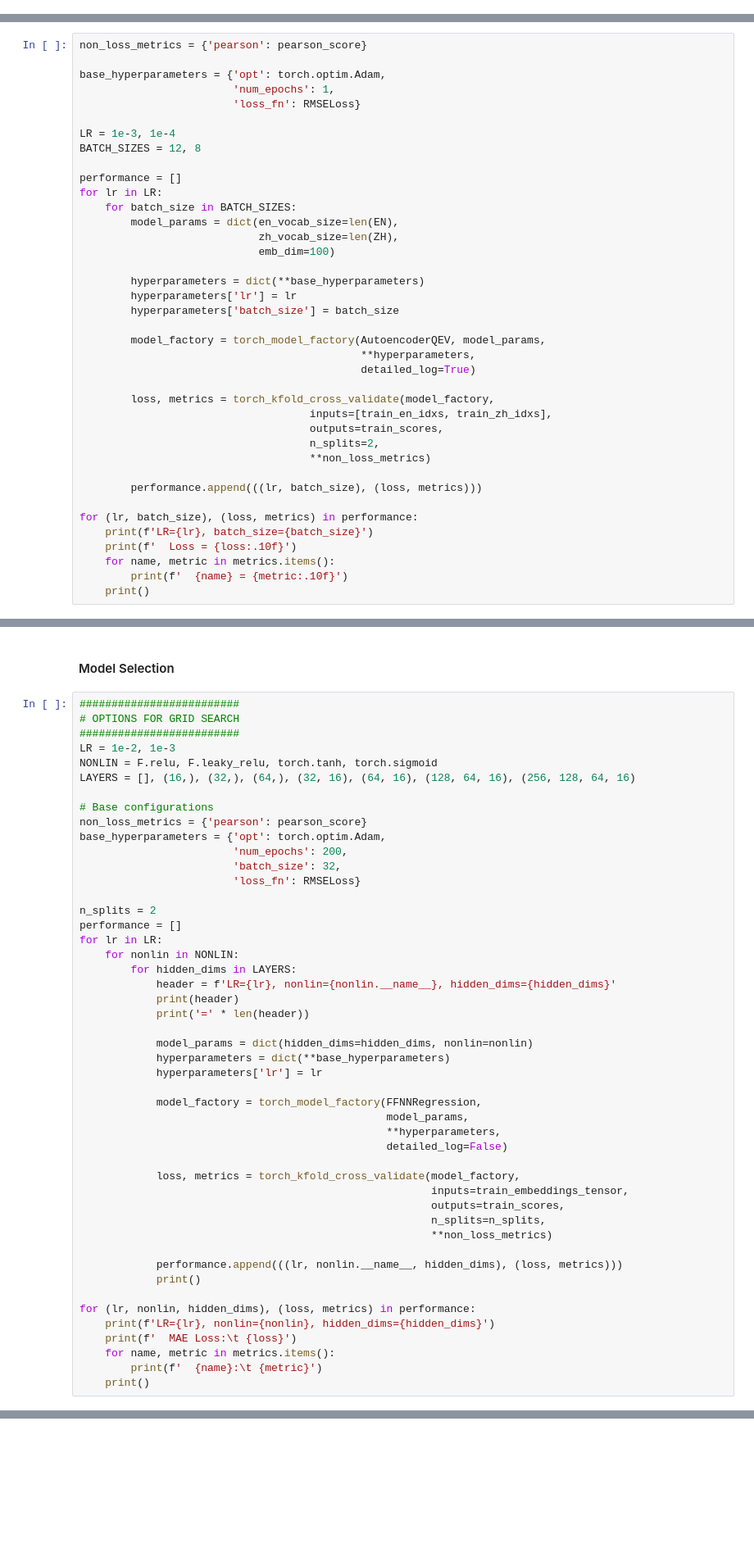
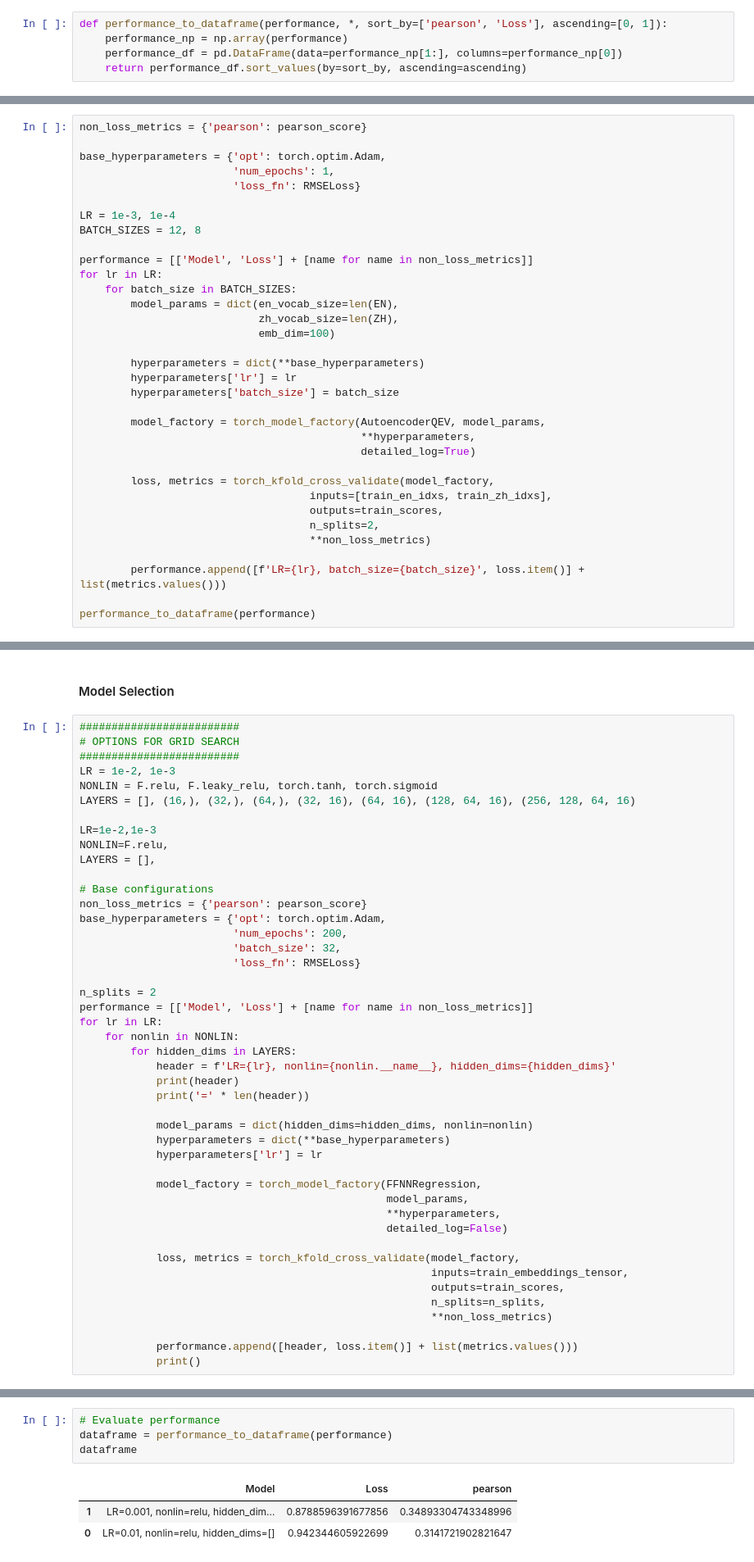
Before and after one commit to ansonmiu0214/C490CW, a Jupyter notebook: Sentence_Level_QE_2020.ipynb, the cells around one changed output, grey strips where cells are left out. Shown at 82% size. Cells and saved outputs as stored; diff of their text form; blank space fills up the shorter version.

Commit message:
CATe: add dataframe for visualising cross-validation results (4)

```diff
--- a/Sentence_Level_QE_2020.ipynb
+++ b/Sentence_Level_QE_2020.ipynb
@@ -365,0 +395,5 @@ def torch_kfold_cross_validate(make_model, *,
+# %%
+def performance_to_dataframe(performance, *, sort_by=['pearson', 'Loss'], ascending=[0, 1]):
+    performance_np = np.array(performance)
+    performance_df = pd.DataFrame(data=performance_np[1:], columns=performance_np[0])
+    return performance_df.sort_values(by=sort_by, ascending=ascending)
@@ -1090,7 +1222,7 @@ base_hyperparameters = {'opt': torch.optim.Adam,
 LR = 1e-3, 1e-4
 BATCH_SIZES = 12, 8
 
-performance = []
+performance = [['Model', 'Loss'] + [name for name in non_loss_metrics]]
 for lr in LR:
     for batch_size in BATCH_SIZES:
         model_params = dict(en_vocab_size=len(EN),
@@ -1111,14 +1243,9 @@ for lr in LR:
                                     n_splits=2,
                                     **non_loss_metrics)
 
-        performance.append(((lr, batch_size), (loss, metrics)))
+        performance.append([f'LR={lr}, batch_size={batch_size}', loss.item()] + list(metrics.values()))
 
-for (lr, batch_size), (loss, metrics) in performance:
-    print(f'LR={lr}, batch_size={batch_size}')
-    print(f'  Loss = {loss:.10f}')
-    for name, metric in metrics.items():
-        print(f'  {name} = {metric:.10f}')
-    print()
+performance_to_dataframe(performance)
 # %% [output]
 >> Fold 1
 Epoch 1
@@ -1454,6 +1591,10 @@ print(pearson_score(preds, val_scores))
 LR = 1e-2, 1e-3
 NONLIN = F.relu, F.leaky_relu, torch.tanh, torch.sigmoid
 LAYERS = [], (16,), (32,), (64,), (32, 16), (64, 16), (128, 64, 16), (256, 128, 64, 16)
+
+LR=1e-2,1e-3
+NONLIN=F.relu,
+LAYERS = [],
 
 # Base configurations
 non_loss_metrics = {'pearson': pearson_score}
@@ -1463,7 +1604,7 @@ base_hyperparameters = {'opt': torch.optim.Adam,
                         'loss_fn': RMSELoss}
 
 n_splits = 2
-performance = []
+performance = [['Model', 'Loss'] + [name for name in non_loss_metrics]]
 for lr in LR:
     for nonlin in NONLIN:
         for hidden_dims in LAYERS:
@@ -1486,15 +1627,8 @@ for lr in LR:
                                                        n_splits=n_splits,
                                                        **non_loss_metrics)
 
-            performance.append(((lr, nonlin.__name__, hidden_dims), (loss, metrics)))
+            performance.append([header, loss.item()] + list(metrics.values()))
             print()
-
-for (lr, nonlin, hidden_dims), (loss, metrics) in performance:
-    print(f'LR={lr}, nonlin={nonlin}, hidden_dims={hidden_dims}')
-    print(f'  MAE Loss:\t {loss}')
-    for name, metric in metrics.items():
-        print(f'  {name}:\t {metric}')
-    print()
 # %% [output]
 LR=0.01, nonlin=relu, hidden_dims=[]
 ====================================
@@ -1516,3 +1649,11 @@ HBox(children=(IntProgress(value=0, description='Validating', max=3500, style=Pr
+# %%
+# Evaluate performance
+dataframe = performance_to_dataframe(performance)
+dataframe
+# %% [output]
+|  | Model | Loss | pearson |
+| 1 | LR=0.001, nonlin=relu, hidden_dim... | 0.8788596391677856 | 0.34893304743348996 |
+| 0 | LR=0.01, nonlin=relu, hidden_dims=[] | 0.942344605922699 | 0.3141721902821647 |
 # %% [markdown]
 #### Validation
 # %%
```
Also changed, not shown: parts of 18 cells of this notebook.
